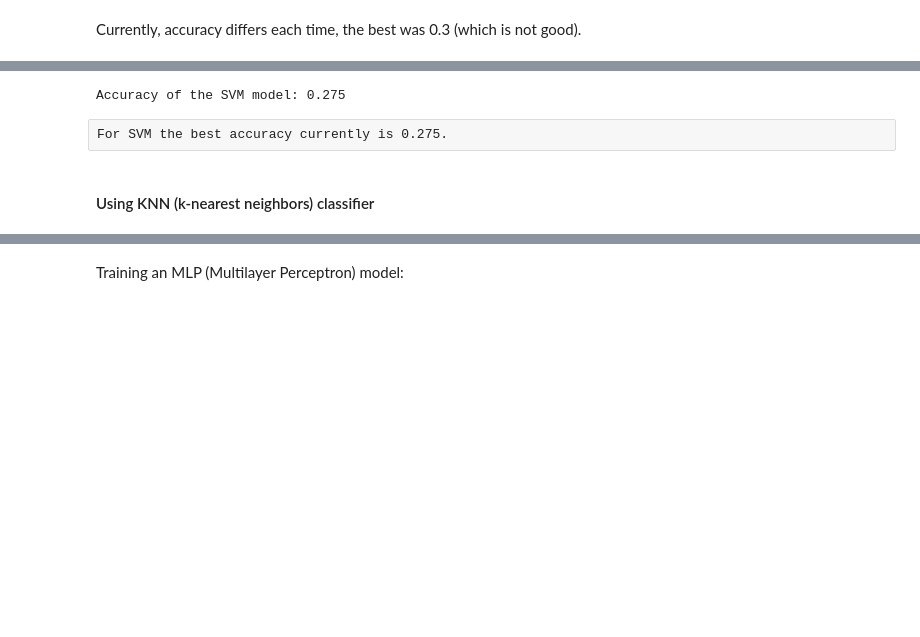
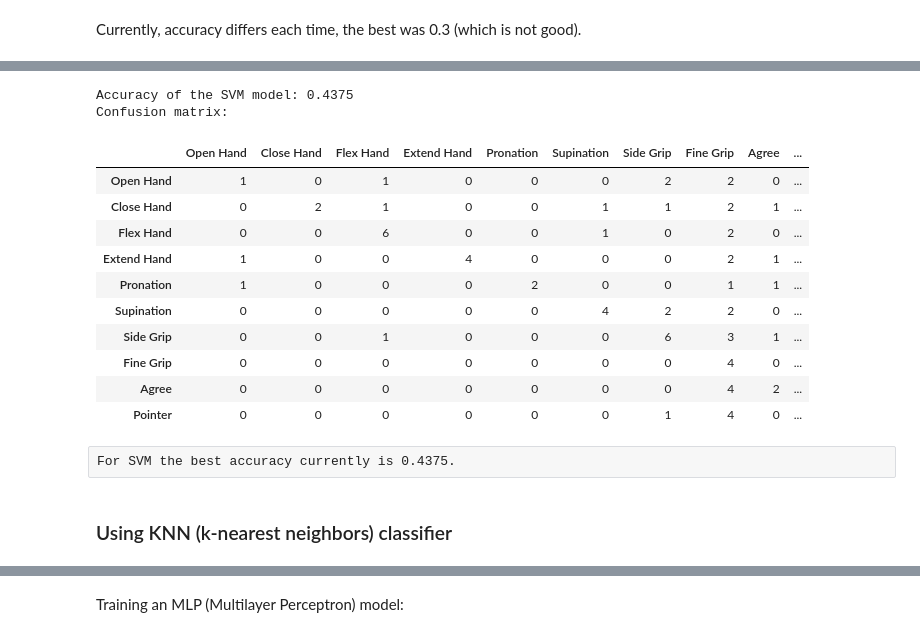
Before and after one commit to dariaomelkina/bionics_project, a Jupyter notebook: src/EMG_processing.ipynb, the cells around one changed output, grey strips where cells are left out. Saved outputs shown, nothing was run; the diff lists cells and outputs as text; code cells hidden in the pictures; blank space fills up the shorter version.

```diff
--- a/src/EMG_processing.ipynb
+++ b/src/EMG_processing.ipynb
@@ -388,10 +427,22 @@ from sklearn.svm import SVC
 svm_model_linear = SVC(kernel = 'linear').fit(X_train, y_train)
 svm_predictions = svm_model_linear.predict(X_test)
 # %%
-print("Accuracy of the SVM model:", sklearn.metrics.accuracy_score(y_test, svm_predictions))
+metrics(y_test, svm_predictions, "SVM")
 # %% [output]
-Accuracy of the SVM model: 0.275
+Accuracy of the SVM model: 0.4375
+Confusion matrix:
+|  | Open Hand | Close Hand | Flex Hand | Extend Hand | Pronation | Supination | Side Grip | Fine Grip | Agree | ... |
+| Open Hand | 1 | 0 | 1 | 0 | 0 | 0 | 2 | 2 | 0 | ... |
+| Close Hand | 0 | 2 | 1 | 0 | 0 | 1 | 1 | 2 | 1 | ... |
+| Flex Hand | 0 | 0 | 6 | 0 | 0 | 1 | 0 | 2 | 0 | ... |
+| Extend Hand | 1 | 0 | 0 | 4 | 0 | 0 | 0 | 2 | 1 | ... |
+| Pronation | 1 | 0 | 0 | 0 | 2 | 0 | 0 | 1 | 1 | ... |
+| Supination | 0 | 0 | 0 | 0 | 0 | 4 | 2 | 2 | 0 | ... |
+| Side Grip | 0 | 0 | 1 | 0 | 0 | 0 | 6 | 3 | 1 | ... |
+| Fine Grip | 0 | 0 | 0 | 0 | 0 | 0 | 0 | 4 | 0 | ... |
+| Agree | 0 | 0 | 0 | 0 | 0 | 0 | 0 | 4 | 2 | ... |
+| Pointer | 0 | 0 | 0 | 0 | 0 | 0 | 1 | 4 | 0 | ... |
 # %% [raw]
-For SVM the best accuracy currently is 0.275.
+For SVM the best accuracy currently is 0.4375.
 # %% [markdown]
-#### Using KNN (k-nearest neighbors) classifier
+### Using KNN (k-nearest neighbors) classifier
```
Also changed, not shown: parts of 95 cells of this notebook, 1 other file.
